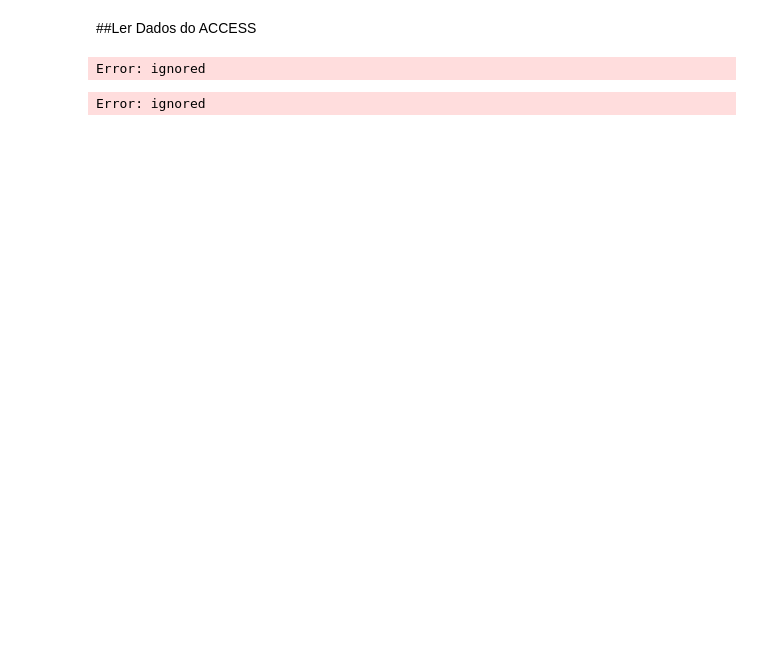
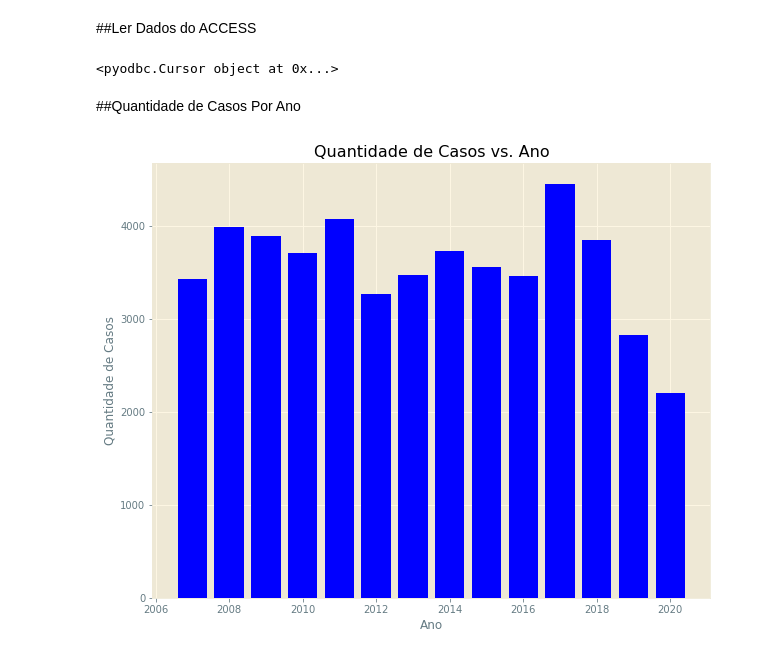
Before and after one commit to kelkp/Leishmaniose, a Jupyter notebook: cod_analise_dados/Analise_Dados.ipynb, the cells around one changed output. Cells and saved outputs as stored; diff of their text form; code cells hidden in the pictures; blank space fills up the shorter version.

```diff
--- a/cod_analise_dados/Analise_Dados.ipynb
+++ b/cod_analise_dados/Analise_Dados.ipynb
@@ -7,27 +12,28 @@ Mounted at /content/drive
 # %% [markdown]
 ##Ler Dados do ACCESS
 # %%
-import pyodbc
+DBFile = r'G:/Meu Drive/Colab/Lab_IV/BD/EstudoLeishmaniose.accdb'
+conn = pyodbc.connect('DRIVER={Microsoft Access Driver (*.mdb, *.accdb)};DBQ='+DBFile)
+curs = conn.cursor()
 
-conn = pyodbc.connect(r'Driver={Microsoft Access Driver (*.mdb, *.accdb)};DBQ= content\\drive\\My Drive\\Colab\\Lab_IV\\BD\\EstudoLeishmaniose.accdb;')
-cursor = conn.cursor()
-cursor.execute('select * from View_CasosPorAno')
-for row in cursor.fetchall():
-    print (row)
+#curs.execute('select * from View_CasosPorAno')
+#for row in curs.fetchall():
+#    print (row)
 # %% [output]
-Error: ignored
+<pyodbc.Cursor object at 0x...>
-# %%
-DBFile = r'/content/drive/My Drive/Colab/Lab_IV/BD/EstudoLeishmaniose.accdb'
-
-conn = pyodbc.connect('DRIVER={Microsoft Access Driver (*.mdb, *.accdb)};DBQ='+DBFile)
-curs = conn.cursor()
-
-SQL = 'SELECT * FROM mytable;' # insert your query here
-curs.execute(SQL)
-
-rows = curs.fetchall()
-
-curs.close()
-conn.close()
-# %% [output]
-Error: ignored
+# %%
+query = 'select * from View_CasosPorAno'
+df = pd.read_sql(query, conn)
+QT_Ano=df.to_numpy()
+# %% [markdown]
+##Quantidade de Casos Por Ano
+# %%
+# Barras na vertical
+plt.figure(figsize=(10,8))
+plt.bar(QT_Ano[:,0],QT_Ano[:,1], color = 'blue')
+plt.ylabel("Quantidade de Casos")
+plt.xlabel("Ano")
+plt.title("Quantidade de Casos vs. Ano")
+plt.show()
+# %% [output]
+[figure, added]
```
Also changed, not shown: parts of 6 cells of this notebook, 14 other files.
